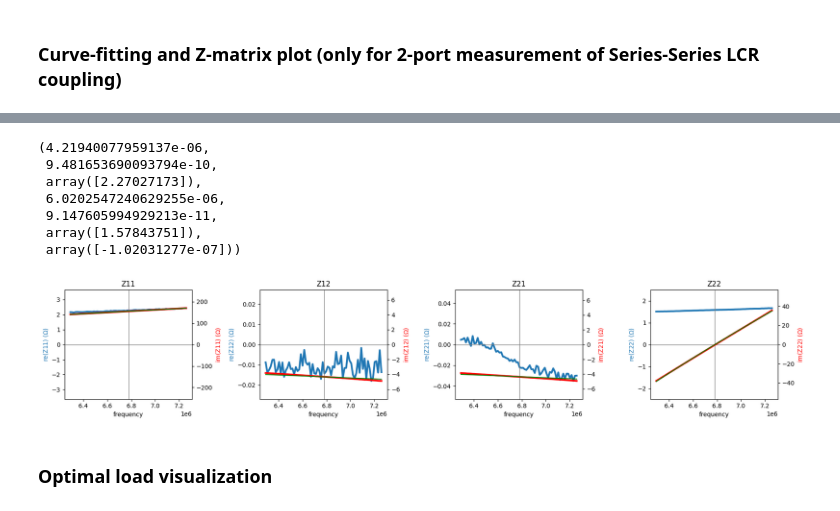
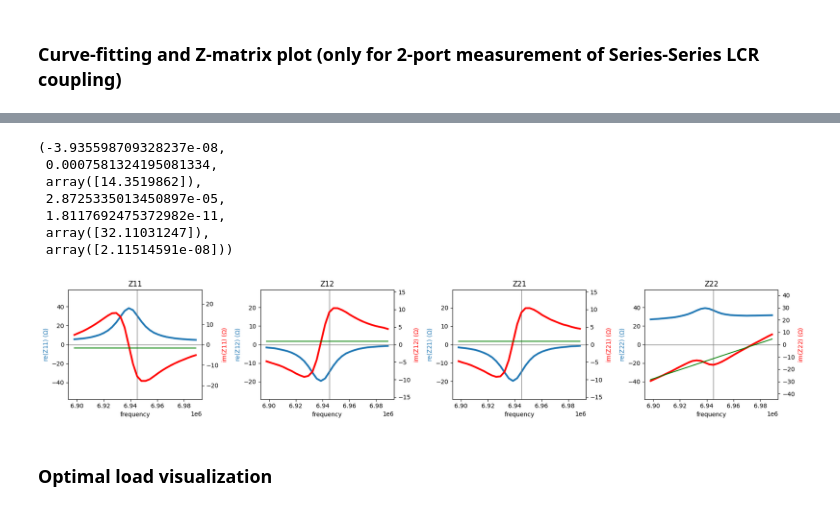
Before and after one commit to t-sasatani/wpt-tools, a Jupyter notebook: examples/measurement_sample.ipynb, the cells around one changed output, grey strips where cells are left out. Saved outputs shown, nothing was run; the diff lists cells and outputs as text; code cells hidden in the pictures.

```diff
--- a/examples/measurement_sample.ipynb
+++ b/examples/measurement_sample.ipynb
@@ -33,9 +33,9 @@ This becomes unstable when the analysis frequency is far from the resonant frequ
 This is probably because to S to Z conversion becomes unstable.
 # %%
 # For maximum efficiency analysis
-target_f = 6.78e6
-range_f = 1e6
+target_f = 6.945e6
+range_f = 1e5
 
 wpt_eval_ins.set_f_target_range(target_f=target_f, range_f=range_f)
-f_opt, eff_opt, r_opt, x_opt = wpt_eval_ins.efficiency_load_analysis(show_plot=1, rx_port=rx_port)
+f_opt, eff_opt, r_opt, x_opt = wpt_eval_ins.efficiency_load_analysis(show_plot=True, rx_port=rx_port)
 # %% [output]
@@ -47,9 +48,6 @@ f_opt, eff_opt, r_opt, x_opt = wpt_eval_ins.efficiency_load_analysis(show_plot=1
 ### Curve-fitting and Z-matrix plot (only for 2-port measurement of Series-Series LCR coupling)
 # %%
 # For maximum efficiency analysis
-target_f = 6.78e6
-range_f = 1e6
-
 wpt_eval_ins.set_f_target_range(target_f=target_f, range_f=range_f)
 wpt_eval_ins.plot_z_narrow_fit()
 # %% [output]
@@ -70,11 +68,11 @@ Im(Z22) -3.21e-01
-(4.21940077959137e-06,
- 9.481653690093794e-10,
- array([2.27027173]),
- 6.0202547240629255e-06,
- 9.147605994929213e-11,
- array([1.57843751]),
- array([-1.02031277e-07]))
+(-3.935598709328237e-08,
+ 0.0007581324195081334,
+ array([14.3519862]),
+ 2.8725335013450897e-05,
+ 1.8117692475372982e-11,
+ array([32.11031247]),
+ array([2.11514591e-08]))
-[figure, old version]
+[figure, new version]
 # %% [markdown]
 ### Optimal load visualization
 # %%
```
Also changed, not shown: parts of 7 cells of this notebook, 3 other files.
